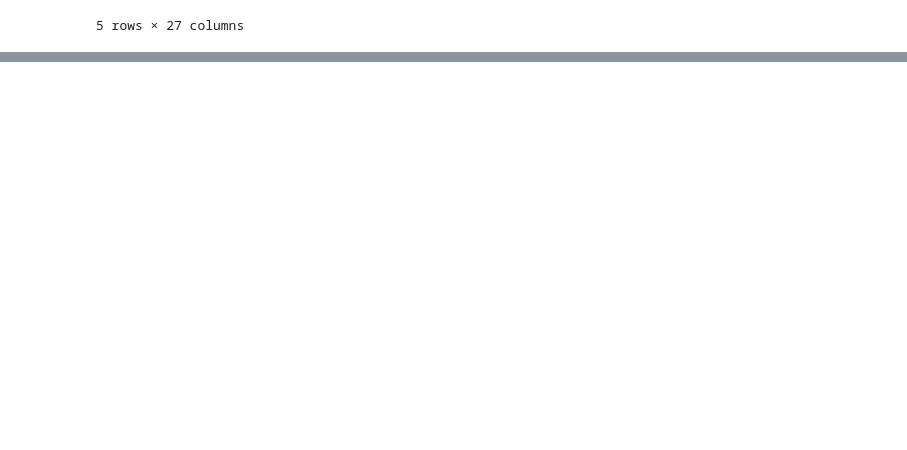
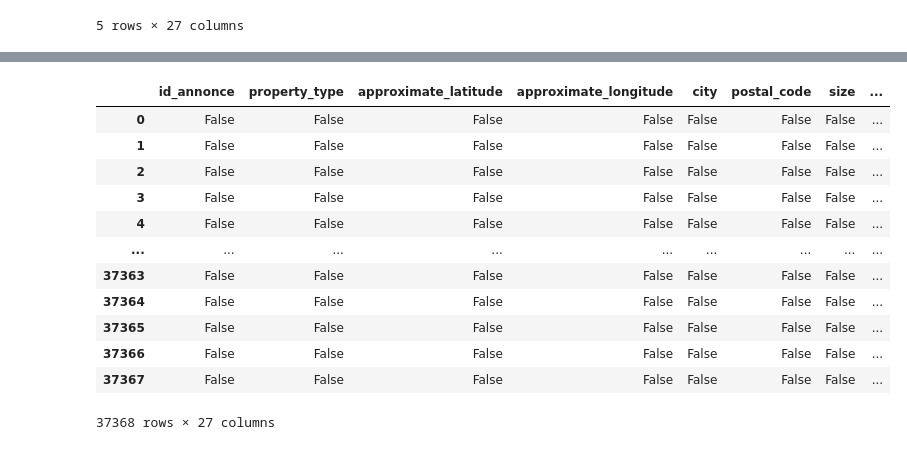
Before and after one commit to Abdellah-Laassairi/real-estate-price-prediction, a Jupyter notebook: nootebook.ipynb, the cells around one changed output, grey strips where cells are left out. Saved outputs shown, nothing was run; the diff lists cells and outputs as text; code cells hidden in the pictures; blank space fills up the shorter version.

```diff
--- a/nootebook.ipynb
+++ b/nootebook.ipynb
@@ -59,0 +73,21 @@ X_test.head()
+# %%
+L=["property_type","city","energy_performance_category","ghg_category","exposition"]
+for x in L:
+    X_train[x]=X_train[x].astype("category")
+    X_test[x]=X_test[x].astype("category")
+# %%
+X_train.isnull()
+# %% [output]
+|  | id_annonce | property_type | approximate_latitude | approximate_longitude | city | postal_code | size | ... |
+| 0 | False | False | False | False | False | False | False | ... |
+| 1 | False | False | False | False | False | False | False | ... |
+| 2 | False | False | False | False | False | False | False | ... |
+| 3 | False | False | False | False | False | False | False | ... |
+| 4 | False | False | False | False | False | False | False | ... |
+| ... | ... | ... | ... | ... | ... | ... | ... | ... |
+| 37363 | False | False | False | False | False | False | False | ... |
+| 37364 | False | False | False | False | False | False | False | ... |
+| 37365 | False | False | False | False | False | False | False | ... |
+| 37366 | False | False | False | False | False | False | False | ... |
+| 37367 | False | False | False | False | False | False | False | ... |
+37368 rows × 27 columns
```
Also changed, not shown: parts of 3 cells of this notebook.
